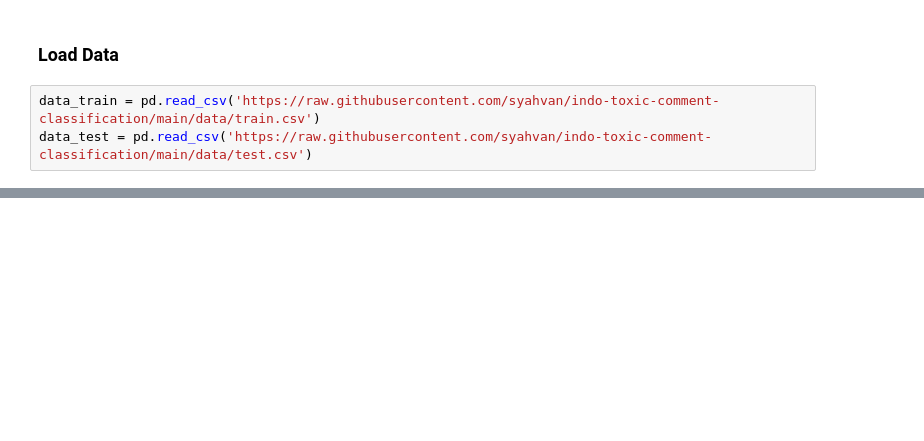
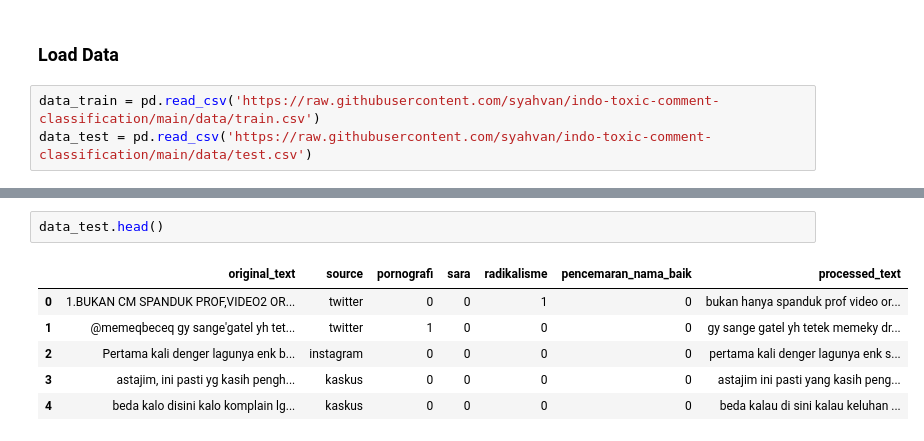
Before and after one commit to syahvan/indo-toxic-comment-classification, a Jupyter notebook: notebook/Toxic_Comment_Classification.ipynb, the cells around one changed output, grey strips where cells are left out. Saved outputs shown, nothing was run; the diff lists cells and outputs as text; blank space fills up the shorter version.

```diff
--- a/notebook/Toxic_Comment_Classification.ipynb
+++ b/notebook/Toxic_Comment_Classification.ipynb
@@ -95,0 +312,9 @@ data_test.sample(10)
+# %%
+data_test.head()
+# %% [output]
+|  | original_text | source | pornografi | sara | radikalisme | pencemaran_nama_baik | processed_text |
+| 0 | 1.BUKAN CM SPANDUK PROF,VIDEO2 OR... | twitter | 0 | 0 | 1 | 0 | bukan hanya spanduk prof video or... |
+| 1 | @memeqbeceq gy sange'gatel yh tet... | twitter | 1 | 0 | 0 | 0 | gy sange gatel yh tetek memeky dr... |
+| 2 | Pertama kali denger lagunya enk b... | instagram | 0 | 0 | 0 | 0 | pertama kali denger lagunya enk s... |
+| 3 | astajim, ini pasti yg kasih pengh... | kaskus | 0 | 0 | 0 | 0 | astajim ini pasti yang kasih peng... |
+| 4 | beda kalo disini kalo komplain lg... | kaskus | 0 | 0 | 0 | 0 | beda kalau di sini kalau keluhan ... |
```
Also changed, not shown: parts of 51 cells of this notebook.
